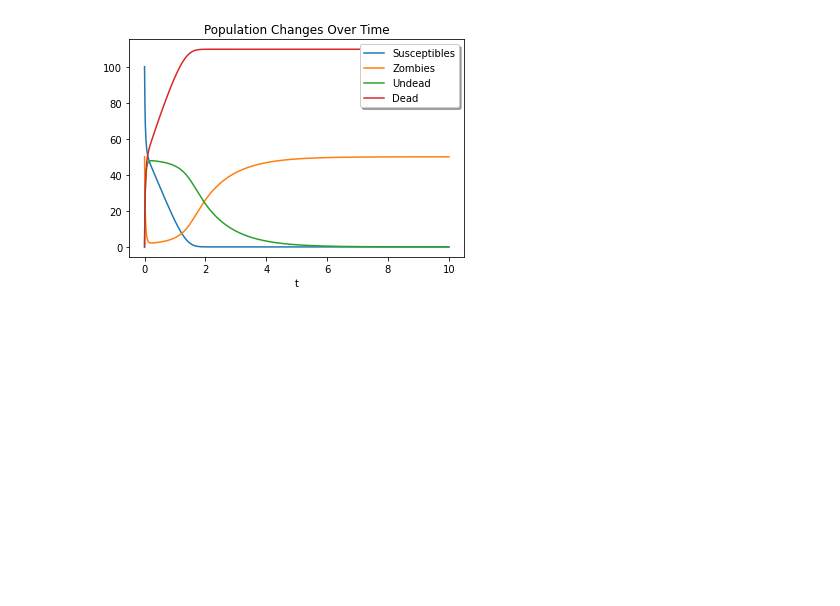
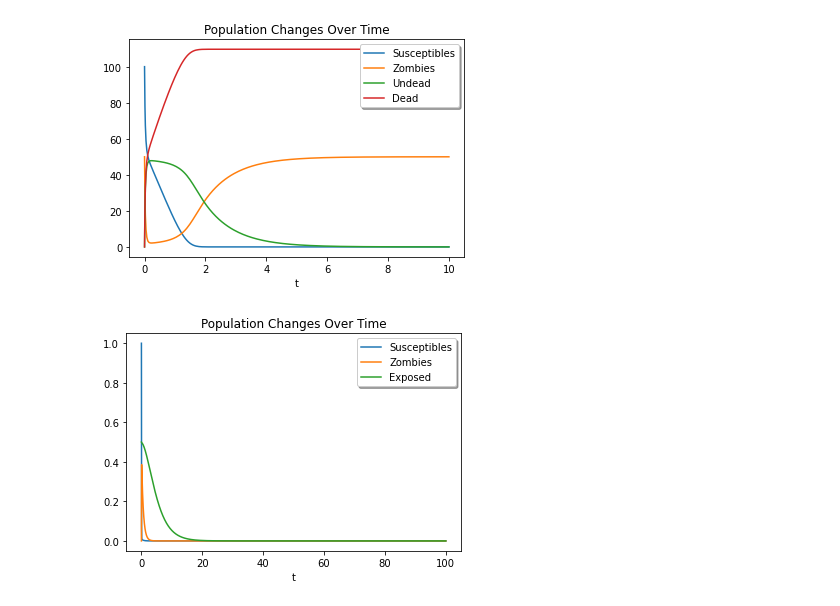
Before and after one commit to lbotti319/zombies, a Jupyter notebook: ZombieExploration.ipynb, the cells around one changed output. Cells and saved outputs as stored; diff of their text form; code cells hidden in the pictures; blank space fills up the shorter version.

```diff
--- a/ZombieExploration.ipynb
+++ b/ZombieExploration.ipynb
@@ -15,3 +16,22 @@ solution = solve_ivp(
 plot_it(solution)
 # %% [output]
 [figure]
+# %%
+y_0 = [99, 1, 0, 0, 0, 0.5, 0.5, 0]
+params = np.random.uniform(size=(14,))
+params = [0.2, 0.0185, 0.0078, 0.9, 0.05, 0.45] + list(np.random.uniform(size=(8,)))
+solution = solve_ivp(
+    zombie_human_behavior,
+    (0, 100),
+    y_0,
+    first_step=0.05,
+    max_step=0.05,
+    args=params
+)
+plt.plot(solution.t, solution.y.T[:,[1,2,6]])
+plt.xlabel('t')
+plt.legend(['Susceptibles', 'Zombies', 'Exposed'], shadow=True, loc='upper right')
+plt.title('Population Changes Over Time')
+plt.show()
+# %% [output]
+[figure, added]
```
Also changed, not shown: parts of 3 cells of this notebook, 2 other files.
